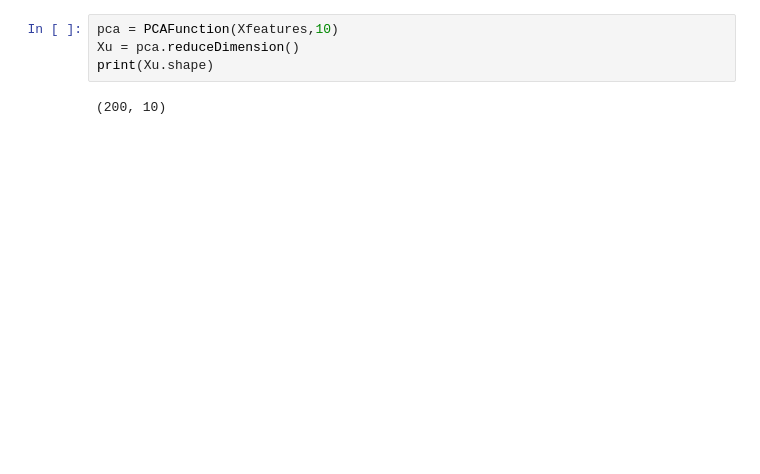
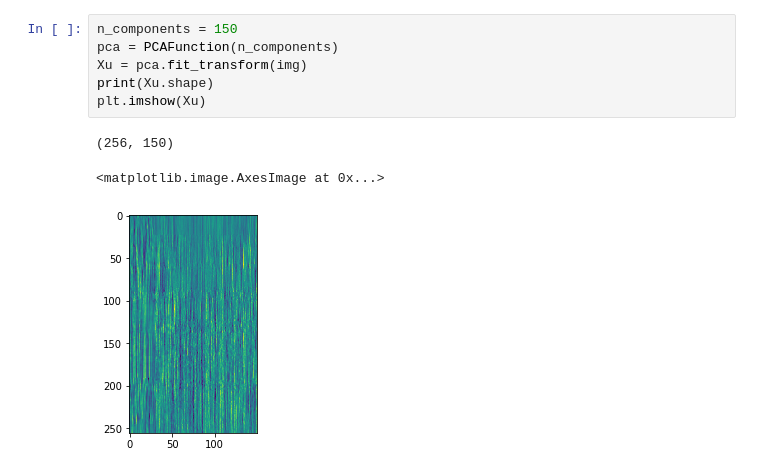
Before and after one commit to HoaiTran93/H-c-M-y, a Jupyter notebook: PCA-LDA/PCA_matrix.ipynb, the cells around one changed output. Cells and saved outputs as stored; diff of their text form; blank space fills up the shorter version.

```diff
--- a/PCA-LDA/PCA_matrix.ipynb
+++ b/PCA-LDA/PCA_matrix.ipynb
@@ -37,7 +47,11 @@ print(Xfeatures.shape)
 # %%
-pca = PCAFunction(Xfeatures,10)
-Xu = pca.reduceDimension()
+n_components = 150
+pca = PCAFunction(n_components)
+Xu = pca.fit_transform(img)
 print(Xu.shape)
+plt.imshow(Xu)
 # %% [output]
-(200, 10)
+(256, 150)
+<matplotlib.image.AxesImage at 0x...>
+[figure, added]
 # %%
```
Also changed, not shown: parts of 6 cells of this notebook, 40 other files.
